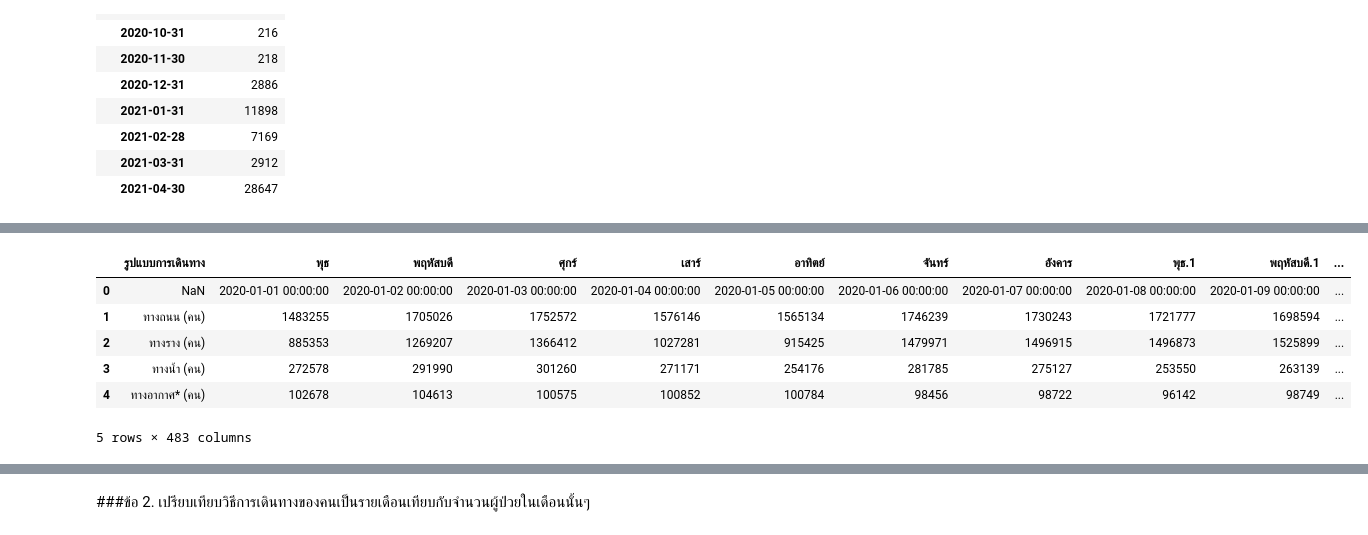
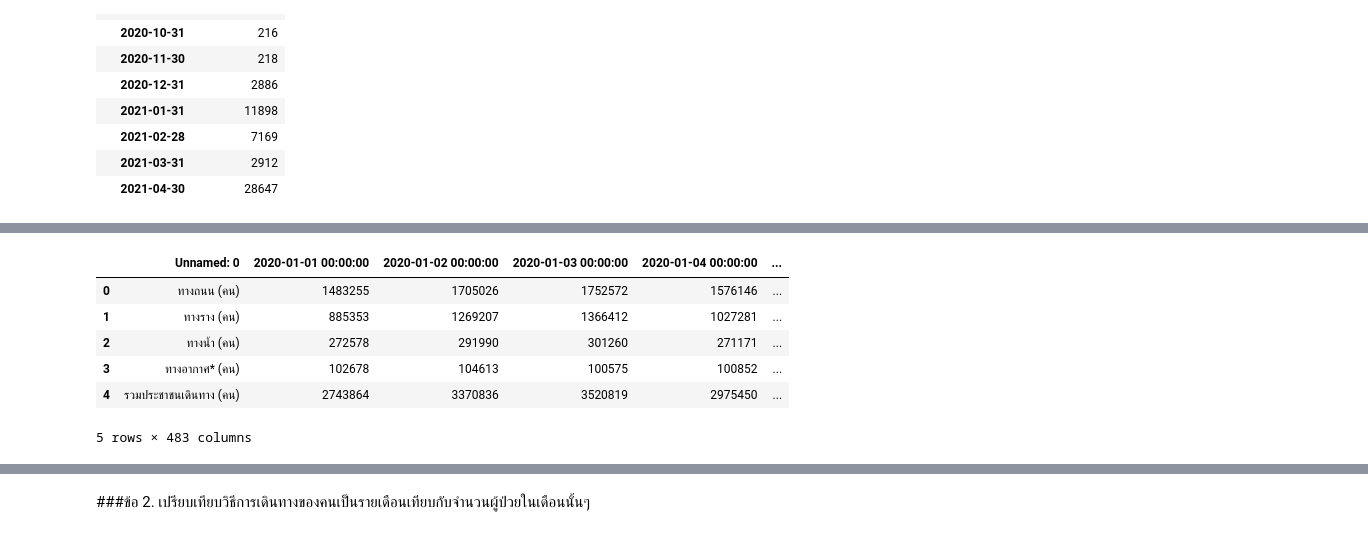
Before and after one commit to dinsor17/k, a Jupyter notebook: Visualization_Final_Exam.ipynb, the cells around one changed output, grey strips where cells are left out. Drawn from its saved outputs; the diff is of its cells as text; code cells hidden in the pictures.

```diff
--- a/Visualization_Final_Exam.ipynb
+++ b/Visualization_Final_Exam.ipynb
@@ -314,12 +323,12 @@ data_covid
 # %%
-passenger_sheet4 = pd.read_excel('/content/drive/My Drive/dataviz_2021_data/passenger-covid19.xlsx',sheet_name='2563-2564 รวมในประเทศ')
+passenger_sheet4 = pd.read_excel('/content/drive/My Drive/dataviz_2021_data/passenger-covid19.xlsx',sheet_name='2563-2564 รวมในประเทศ',skiprows=1,skipfooter=33)
 passenger_sheet4.head()
 # %% [output]
-|  | รูปแบบการเดินทาง | พุธ | พฤหัสบดี | ศุกร์ | เสาร์ | อาทิตย์ | จันทร์ | อังคาร | พุธ.1 | พฤหัสบดี.1 | ... |
-| 0 | NaN | 2020-01-01 00:00:00 | 2020-01-02 00:00:00 | 2020-01-03 00:00:00 | 2020-01-04 00:00:00 | 2020-01-05 00:00:00 | 2020-01-06 00:00:00 | 2020-01-07 00:00:00 | 2020-01-08 00:00:00 | 2020-01-09 00:00:00 | ... |
-| 1 | ทางถนน (คน) | 1483255 | 1705026 | 1752572 | 1576146 | 1565134 | 1746239 | 1730243 | 1721777 | 1698594 | ... |
-| 2 | ทางราง (คน) | 885353 | 1269207 | 1366412 | 1027281 | 915425 | 1479971 | 1496915 | 1496873 | 1525899 | ... |
-| 3 | ทางน้ำ (คน) | 272578 | 291990 | 301260 | 271171 | 254176 | 281785 | 275127 | 253550 | 263139 | ... |
-| 4 | ทางอากาศ* (คน) | 102678 | 104613 | 100575 | 100852 | 100784 | 98456 | 98722 | 96142 | 98749 | ... |
+|  | Unnamed: 0 | 2020-01-01 00:00:00 | 2020-01-02 00:00:00 | 2020-01-03 00:00:00 | 2020-01-04 00:00:00 | ... |
+| 0 | ทางถนน (คน) | 1483255 | 1705026 | 1752572 | 1576146 | ... |
+| 1 | ทางราง (คน) | 885353 | 1269207 | 1366412 | 1027281 | ... |
+| 2 | ทางน้ำ (คน) | 272578 | 291990 | 301260 | 271171 | ... |
+| 3 | ทางอากาศ* (คน) | 102678 | 104613 | 100575 | 100852 | ... |
+| 4 | รวมประชาชนเดินทาง (คน) | 2743864 | 3370836 | 3520819 | 2975450 | ... |
 5 rows × 483 columns
 # %%
```
Also changed, not shown: parts of 45 cells of this notebook.
